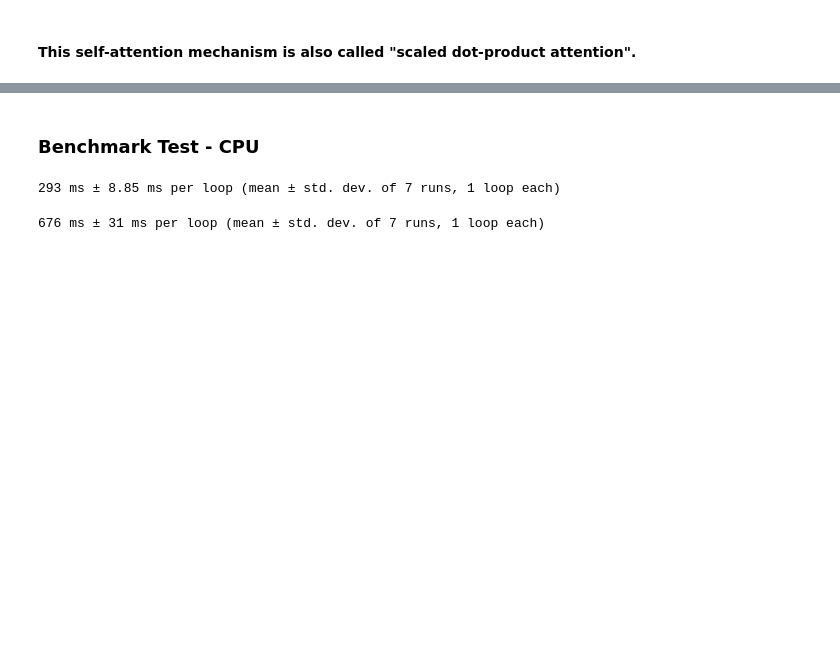
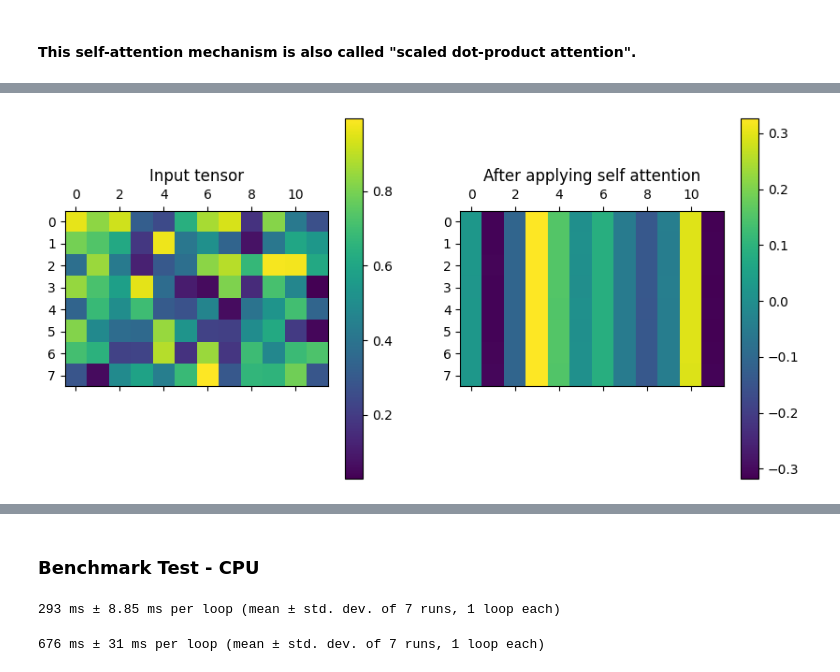
Before and after one commit to Jha-Pranav/OpenTransformer, a Jupyter notebook: multiformer/notebooks/transformer_anatomy/ attention_mechanisms.ipynb, the cells around one changed output, grey strips where cells are left out. Saved outputs shown, nothing was run; the diff lists cells and outputs as text; code cells hidden in the pictures; blank space fills up the shorter version.

```diff
--- a/multiformer/notebooks/transformer_anatomy/ attention_mechanisms.ipynb
+++ b/multiformer/notebooks/transformer_anatomy/ attention_mechanisms.ipynb
@@ -163,5 +173,7 @@ torch.Size([1, 10, 12])
 # %%
-# plot(inp,result)
+plot(inp,result)
+# %% [output]
+[figure, added]
 # %%
 class MultiHeadAttentionPyTorchSDP(nn.Module):
     def __init__(self, num_heads, d_model, block_size, mask=False, dropout=0.0, qkv_bias=False):
```
Also changed, not shown: parts of 8 cells of this notebook, 3 other files.
